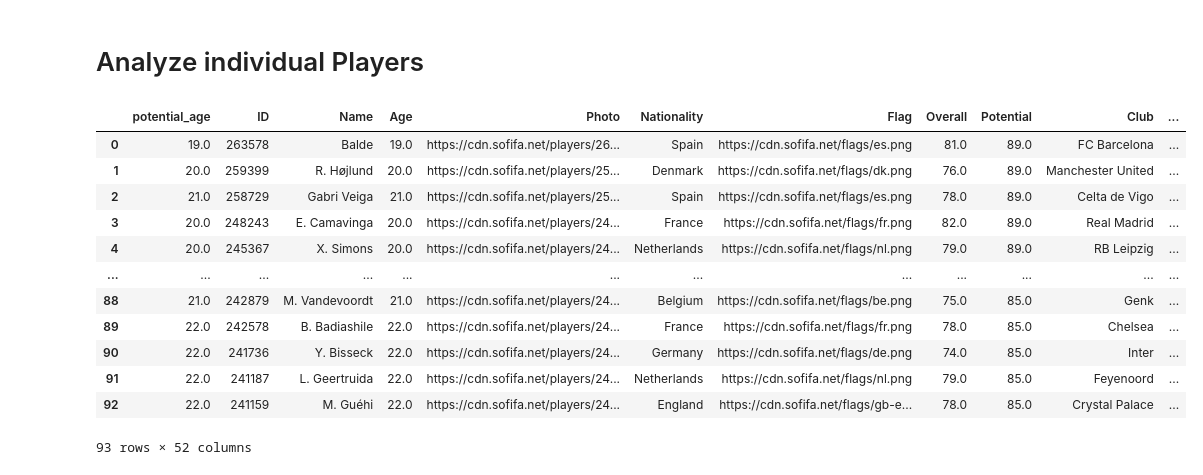
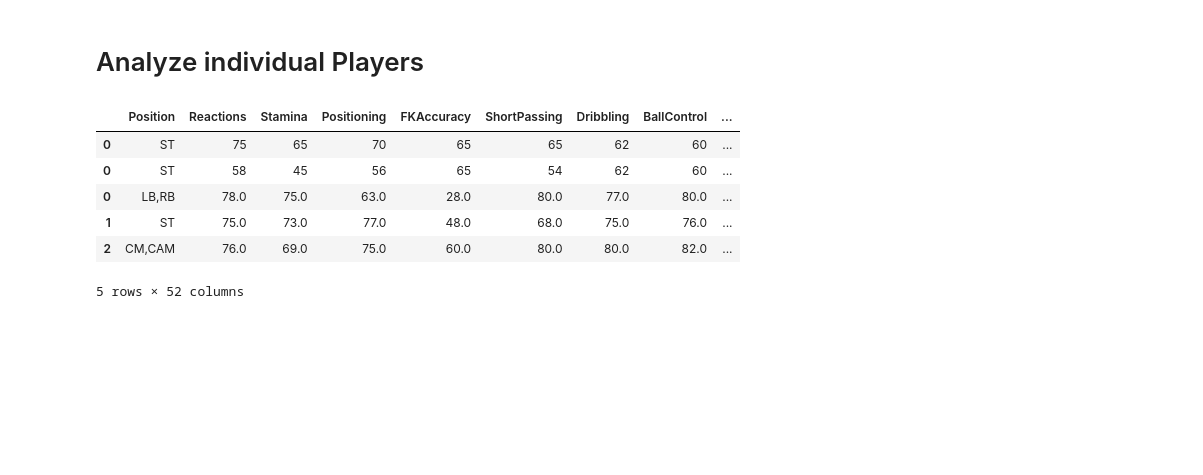
Before and after one commit to robb1302/statsfaction, a Jupyter notebook: scripts/sport_analytics/use_cases/what_was_his_name_again.ipynb, the cells around one changed output. Saved outputs shown, nothing was run; the diff lists cells and outputs as text; code cells hidden in the pictures; blank space fills up the shorter version.

```diff
--- a/scripts/sport_analytics/use_cases/what_was_his_name_again.ipynb
+++ b/scripts/sport_analytics/use_cases/what_was_his_name_again.ipynb
@@ -57,6 +59,14 @@ df_prospect.head()
 | 3 | 20.0 | 248243 | E. Camavinga | 20.0 | https://cdn.sofifa.net/players/24... | France | https://cdn.sofifa.net/flags/fr.png | 82.0 | 89.0 | Real Madrid | ... |
 | 4 | 20.0 | 245367 | X. Simons | 20.0 | https://cdn.sofifa.net/players/24... | Netherlands | https://cdn.sofifa.net/flags/nl.png | 79.0 | 89.0 | RB Leipzig | ... |
 5 rows × 52 columns
+# %%
+df_prospect = pd.concat([pd.DataFrame(pd.Series({'Position':"ST",'Reactions':58, 'Stamina':45, 'Positioning':56, 'FKAccuracy':65,
+       'ShortPassing':54, 'Dribbling':62, 'BallControl':60, 'ShotPower':82, 'Aggression':78,"FIFA":2024,
+       'Vision':57, 'SprintSpeed':89,"Age":17,"Name":"N.Irankunda","ID":266245})).T,df_prospect])
+# %%
+df_prospect = pd.concat([pd.DataFrame(pd.Series({'Position':"ST",'Reactions':75, 'Stamina':65, 'Positioning':70, 'FKAccuracy':65,
+       'ShortPassing':65, 'Dribbling':62, 'BallControl':60, 'ShotPower':82, 'Aggression':78,"FIFA":2024,
+       'Vision':57, 'SprintSpeed':89,"Age":17,"Name":"N.Irankunda","ID":101})).T,df_prospect])
 # %%
 pd.Series(df_prospect.Overall/(df_prospect.Age**2)).describe()
 # %% [output]
@@ -130,19 +138,13 @@ preds.head(30)
 # %% [markdown]
 # Analyze individual Players
 # %%
-df_prospect
+df_prospect.head()
 # %% [output]
-|  | potential_age | ID | Name | Age | Photo | Nationality | Flag | Overall | Potential | Club | ... |
-| 0 | 19.0 | 263578 | Balde | 19.0 | https://cdn.sofifa.net/players/26... | Spain | https://cdn.sofifa.net/flags/es.png | 81.0 | 89.0 | FC Barcelona | ... |
-| 1 | 20.0 | 259399 | R. Højlund | 20.0 | https://cdn.sofifa.net/players/25... | Denmark | https://cdn.sofifa.net/flags/dk.png | 76.0 | 89.0 | Manchester United | ... |
-| 2 | 21.0 | 258729 | Gabri Veiga | 21.0 | https://cdn.sofifa.net/players/25... | Spain | https://cdn.sofifa.net/flags/es.png | 78.0 | 89.0 | Celta de Vigo | ... |
-| 3 | 20.0 | 248243 | E. Camavinga | 20.0 | https://cdn.sofifa.net/players/24... | France | https://cdn.sofifa.net/flags/fr.png | 82.0 | 89.0 | Real Madrid | ... |
-| 4 | 20.0 | 245367 | X. Simons | 20.0 | https://cdn.sofifa.net/players/24... | Netherlands | https://cdn.sofifa.net/flags/nl.png | 79.0 | 89.0 | RB Leipzig | ... |
-| ... | ... | ... | ... | ... | ... | ... | ... | ... | ... | ... | ... |
-| 88 | 21.0 | 242879 | M. Vandevoordt | 21.0 | https://cdn.sofifa.net/players/24... | Belgium | https://cdn.sofifa.net/flags/be.png | 75.0 | 85.0 | Genk | ... |
-| 89 | 22.0 | 242578 | B. Badiashile | 22.0 | https://cdn.sofifa.net/players/24... | France | https://cdn.sofifa.net/flags/fr.png | 78.0 | 85.0 | Chelsea | ... |
-| 90 | 22.0 | 241736 | Y. Bisseck | 22.0 | https://cdn.sofifa.net/players/24... | Germany | https://cdn.sofifa.net/flags/de.png | 74.0 | 85.0 | Inter | ... |
-| 91 | 22.0 | 241187 | L. Geertruida | 22.0 | https://cdn.sofifa.net/players/24... | Netherlands | https://cdn.sofifa.net/flags/nl.png | 79.0 | 85.0 | Feyenoord | ... |
-| 92 | 22.0 | 241159 | M. Guéhi | 22.0 | https://cdn.sofifa.net/players/24... | England | https://cdn.sofifa.net/flags/gb-e... | 78.0 | 85.0 | Crystal Palace | ... |
+|  | Position | Reactions | Stamina | Positioning | FKAccuracy | ShortPassing | Dribbling | BallControl | ... |
+| 0 | ST | 75 | 65 | 70 | 65 | 65 | 62 | 60 | ... |
+| 0 | ST | 58 | 45 | 56 | 65 | 54 | 62 | 60 | ... |
+| 0 | LB,RB | 78.0 | 75.0 | 63.0 | 28.0 | 80.0 | 77.0 | 80.0 | ... |
+| 1 | ST | 75.0 | 73.0 | 77.0 | 48.0 | 68.0 | 75.0 | 76.0 | ... |
+| 2 | CM,CAM | 76.0 | 69.0 | 75.0 | 60.0 | 80.0 | 80.0 | 82.0 | ... |
-93 rows × 52 columns
+5 rows × 52 columns
 # %%
```
Also changed, not shown: parts of 11 cells of this notebook, 5 other files.
